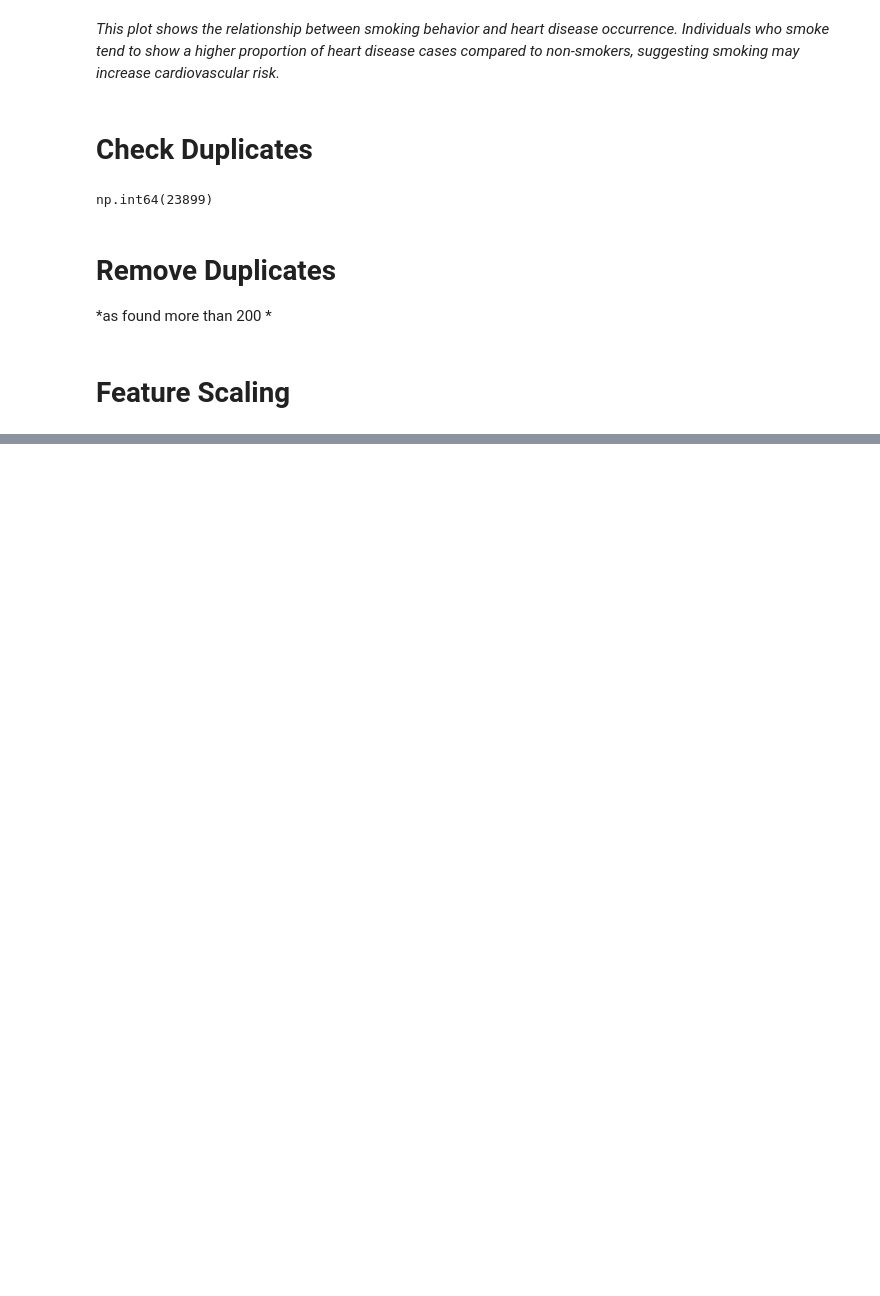
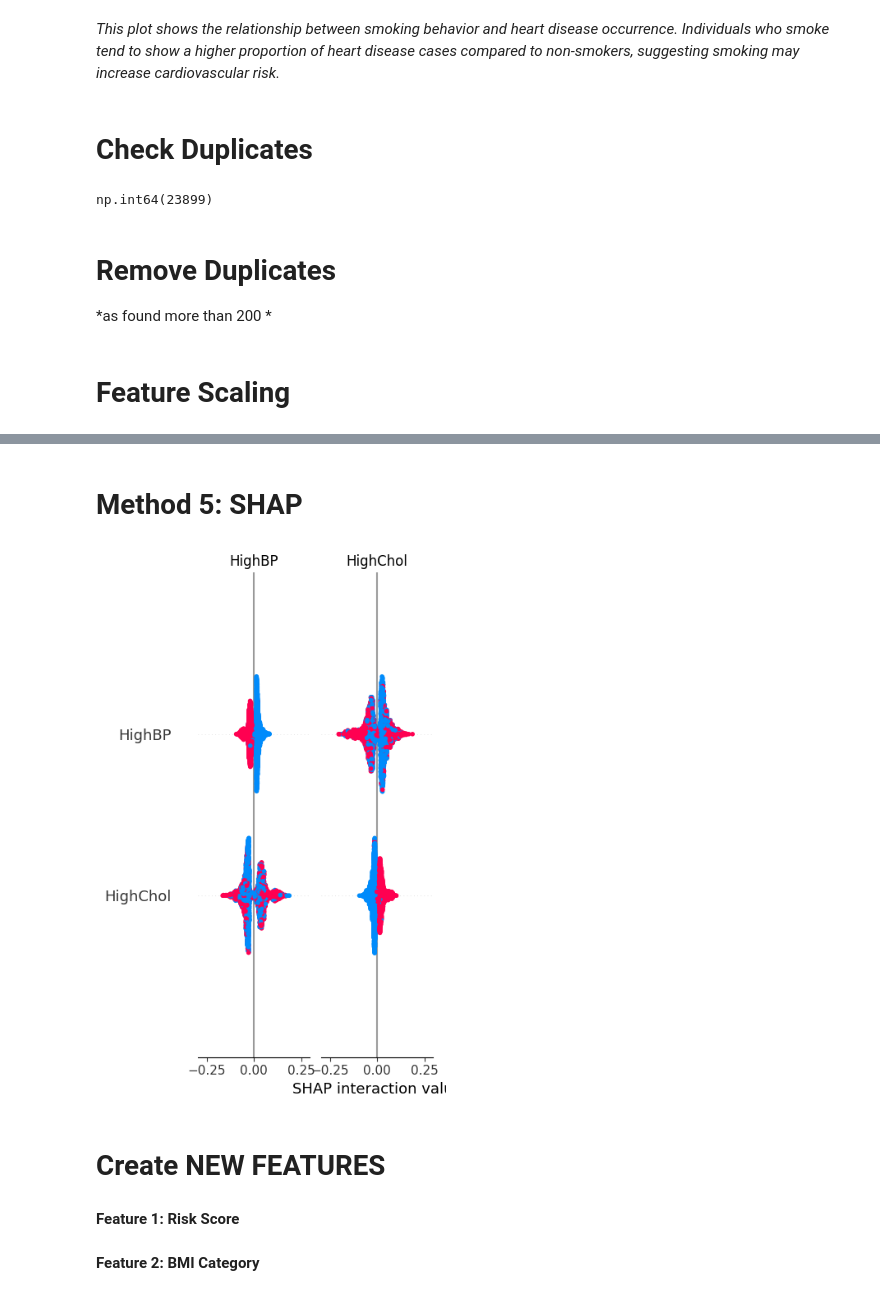
Before and after one commit to sheikh-abubakar/Heart-Disease-Indicator, a Jupyter notebook: heart-disease-indicators-phase-2-eda-preproces.ipynb, the cells around one changed output, grey strips where cells are left out. Cells and saved outputs as stored; diff of their text form; code cells hidden in the pictures; blank space fills up the shorter version.

```diff
--- a/heart-disease-indicators-phase-2-eda-preproces.ipynb
+++ b/heart-disease-indicators-phase-2-eda-preproces.ipynb
@@ -173,0 +188,3 @@ df.to_csv("heart_disease_preprocessed.csv", index=False)
+# %%
+X = df.drop("HeartDiseaseorAttack", axis=1)
+y = df["HeartDiseaseorAttack"]
@@ -173,0 +193,8 @@ df.to_csv("heart_disease_preprocessed.csv", index=False)
+# %%
+from sklearn.linear_model import LogisticRegression
+
+model = LogisticRegression(max_iter=1000)
+model.fit(X, y)
+
+importance_lr = pd.Series(model.coef_[0], index=X.columns)
+importance_lr.sort_values(ascending=False)
@@ -173,0 +219,3 @@ df.to_csv("heart_disease_preprocessed.csv", index=False)
+# %%
+X_sample = X.sample(3000, random_state=42)
+y_sample = y.loc[X_sample.index]
@@ -173,0 +224,8 @@ df.to_csv("heart_disease_preprocessed.csv", index=False)
+# %%
+from sklearn.ensemble import RandomForestClassifier
+
+rf = RandomForestClassifier()
+rf.fit(X_sample, y_sample)
+
+importance_rf = pd.Series(rf.feature_importances_, index=X.columns)
+importance_rf.sort_values(ascending=False)
@@ -173,0 +306,19 @@ df.to_csv("heart_disease_preprocessed.csv", index=False)
+# %% [markdown]
+# Method 5: SHAP
+# %%
+import shap
+
+explainer = shap.TreeExplainer(rf)
+shap_values = explainer.shap_values(X_sample)
+
+# Handle both cases
+if isinstance(shap_values, list):
+    shap.summary_plot(shap_values[1], X_sample)
+else:
+    shap.summary_plot(shap_values, X_sample)
+# %% [output]
+[figure, added]
+# %% [markdown]
+# Create NEW FEATURES
+# %% [markdown]
+**Feature 1: Risk Score**
@@ -173,0 +329,2 @@ df.to_csv("heart_disease_preprocessed.csv", index=False)
+# %% [markdown]
+**Feature 2: BMI Category**
```
Also changed, not shown: parts of 32 cells of this notebook.
